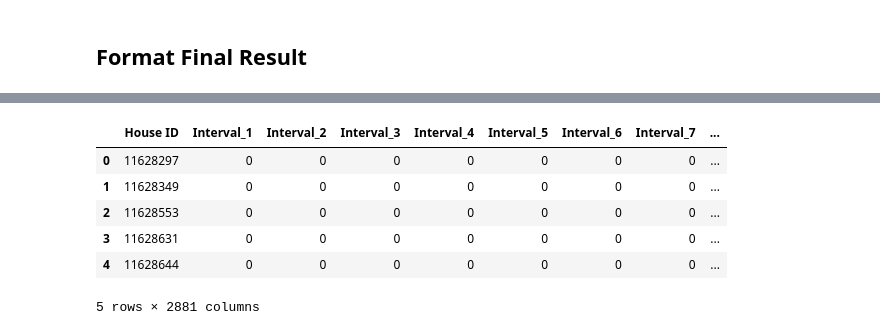
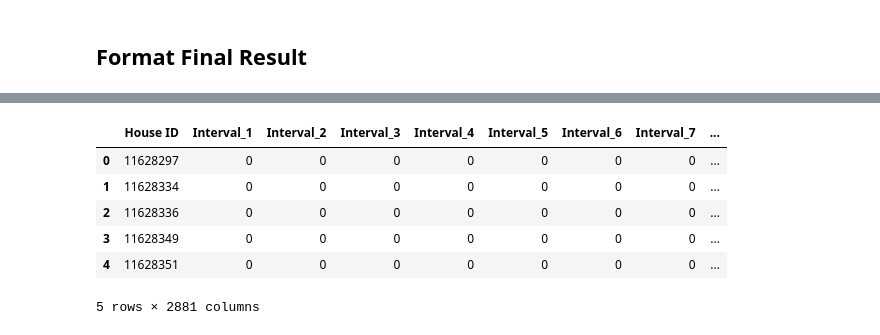
Before and after one commit to torenunez/udacity-mlnd-capstone, a Jupyter notebook: ev_capstone.ipynb, the cells around one changed output, grey strips where cells are left out. Saved outputs shown, nothing was run; the diff lists cells and outputs as text; code cells hidden in the pictures.

```diff
--- a/ev_capstone.ipynb
+++ b/ev_capstone.ipynb
@@ -623,3 +669,10 @@ array(['House ID', 'Day', 'Hour', 'Half Hour', 'Interval', 'kWh',
 y_test_time_pred = t_clf1.predict(X_test_time_augmented)
 # %% [markdown]
 ## Format Final Result
+# %%
+all_y_test_time_pred, all_y_test_time_true, all_Xy_test_time = ev.get_all_relevant_preds_and_trues(
+    X_test_time_augmented,
+    y_test_time_pred,
+    X_test_house,
+    ev_test_kwh_tmp_filled)
+display(all_Xy_test_time.head())
@@ -626,14 +687,14 @@ y_test_time_pred = t_clf1.predict(X_test_time_augmented)
 # %%
 ev_test_label_predictions = ev.format_ev_predictions(
-    y_test_time_pred,
-    X_test_time_augmented
+    all_y_test_time_pred,
+    all_Xy_test_time
 )
 display(ev_test_label_predictions.head())
 # %% [output]
 |  | House ID | Interval_1 | Interval_2 | Interval_3 | Interval_4 | Interval_5 | Interval_6 | Interval_7 | ... |
 | 0 | 11628297 | 0 | 0 | 0 | 0 | 0 | 0 | 0 | ... |
-| 1 | 11628349 | 0 | 0 | 0 | 0 | 0 | 0 | 0 | ... |
-| 2 | 11628553 | 0 | 0 | 0 | 0 | 0 | 0 | 0 | ... |
-| 3 | 11628631 | 0 | 0 | 0 | 0 | 0 | 0 | 0 | ... |
-| 4 | 11628644 | 0 | 0 | 0 | 0 | 0 | 0 | 0 | ... |
+| 1 | 11628334 | 0 | 0 | 0 | 0 | 0 | 0 | 0 | ... |
+| 2 | 11628336 | 0 | 0 | 0 | 0 | 0 | 0 | 0 | ... |
+| 3 | 11628349 | 0 | 0 | 0 | 0 | 0 | 0 | 0 | ... |
+| 4 | 11628351 | 0 | 0 | 0 | 0 | 0 | 0 | 0 | ... |
 5 rows × 2881 columns
```
Also changed, not shown: parts of 26 cells of this notebook, 2 other files.
